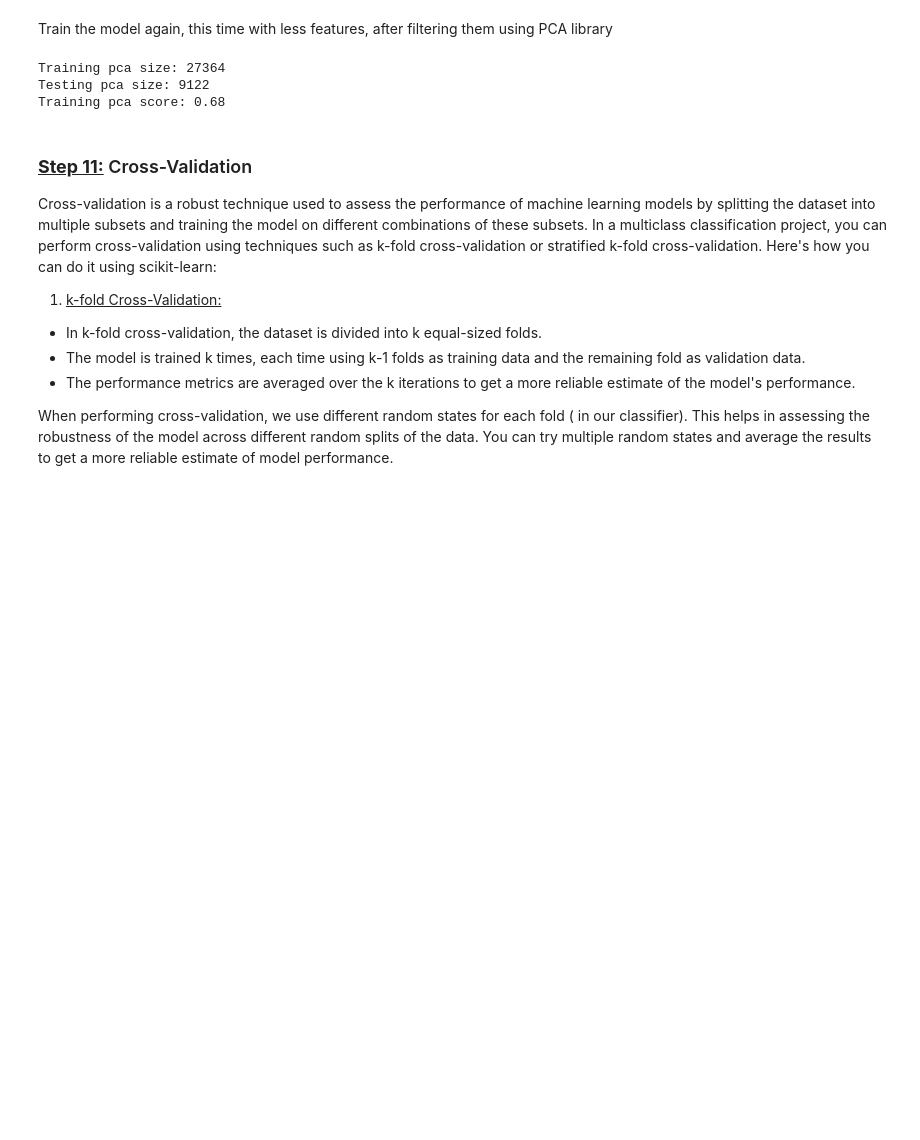
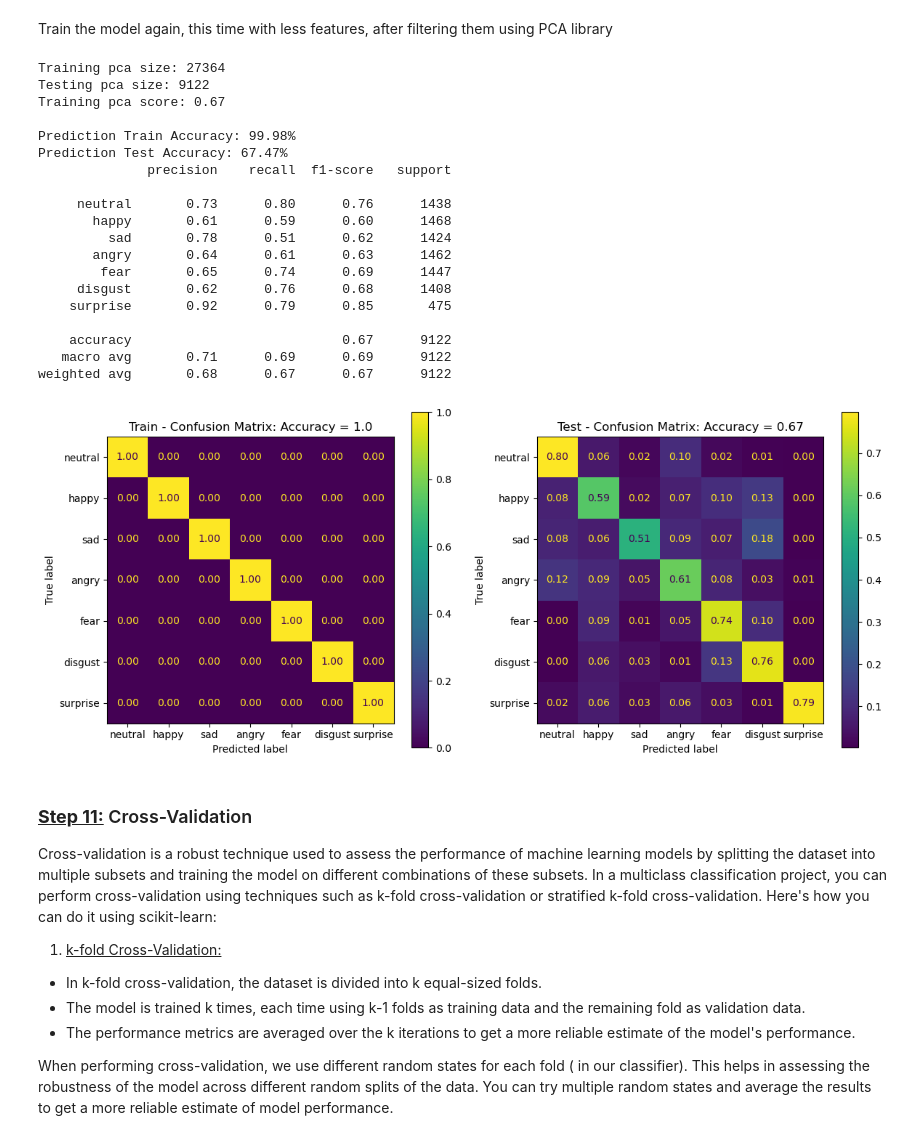
Before and after one commit to netazuz/Emotion-Classification, a Jupyter notebook: feature_extraction.ipynb, the cells around one changed output. Cells and saved outputs as stored; diff of their text form; code cells hidden in the pictures; blank space fills up the shorter version.

```diff
--- a/feature_extraction.ipynb
+++ b/feature_extraction.ipynb
@@ -884,25 +965,66 @@ Train the model again, this time with less features, after filtering them using
 # %%
 # Step 1: Split data into training and testing sets
 pca_x_train, pca_x_test, pca_y_train, pca_y_test = train_test_split(pca_features, Y, random_state=0, shuffle=True)
-pca_x_train.shape, pca_y_train.shape, pca_x_test.shape, pca_y_test.shape
 
 # Step 2: Normalize the data
 pca_x_train_scaled = scaler.fit_transform(x_train)
 pca_x_test_scaled = scaler.transform(x_test)
 
 # Step 3: Train the model using the PCA training data
 model = RandomForestClassifier()
 model.fit(pca_x_train_scaled, pca_y_train)
 
 # Step 4: Model training is complete, proceed with evaluation
 # Predict on the testing data
 print(f"Training pca size: {len(pca_x_train_scaled)}")
 print(f"Testing pca size: {len(pca_x_test_scaled)}")
-print(f"Training pca score: {model.score(pca_x_test_scaled, pca_y_test):.2f}")
+print(f"Training pca score: {model.score(pca_x_test_scaled, pca_y_test):.2f}\n")
+
+# get tain predict and accuracy
+pca_y_train_pred = model.predict(pca_x_train_scaled)
+pca_train_accuracy = model.score(pca_x_train_scaled, pca_y_train)
+
+# get test predict and accuracy
+pca_y_pred = model.predict(pca_x_test_scaled)
+pca_test_accuracy = model.score(pca_x_test_scaled, pca_y_test)
+
+# print report
+print(f'Prediction Train Accuracy: {pca_train_accuracy*100:3.2f}%')
+print(f'Prediction Test Accuracy: {pca_test_accuracy*100:3.2f}%')
+print(classification_report(y_true = pca_y_test, y_pred = pca_y_pred, target_names=labels))
+
+# plot confusion matrix
+# plot_confusion_matrix(vY=y_test, vYPred=y_pred, normMethod='true', lLabels=labels, valFormat='.2f')
+
+plt.figure(figsize=(14, 6))
+ax = plt.subplot(1,2,1)
+lConfMatTrainData = {'vY': pca_y_train, 'vYPred':pca_y_train_pred, 'hA': ax, 'dScore': {'Accuracy': pca_train_accuracy}, 'titleStr': 'Train - Confusion Matrix', 'lLabels': labels, 'valFormat': '.2f', 'normMethod': 'true'}
+plot_confusion_matrix(**lConfMatTrainData)
+ax = plt.subplot(1,2,2)
+lConfMatTestData = {'vY': pca_y_test, 'vYPred':pca_y_pred, 'hA': ax, 'dScore': {'Accuracy': pca_test_accuracy}, 'titleStr': 'Test - Confusion Matrix', 'lLabels': labels, 'valFormat': '.2f', 'normMethod': 'true'}
+plot_confusion_matrix(**lConfMatTestData)
+plt.show()
 # %% [output]
 Training pca size: 27364
 Testing pca size: 9122
-Training pca score: 0.68
+Training pca score: 0.67
+
+Prediction Train Accuracy: 99.98%
+Prediction Test Accuracy: 67.47%
+              precision    recall  f1-score   support
+
+     neutral       0.73      0.80      0.76      1438
+       happy       0.61      0.59      0.60      1468
+         sad       0.78      0.51      0.62      1424
+       angry       0.64      0.61      0.63      1462
+        fear       0.65      0.74      0.69      1447
+     disgust       0.62      0.76      0.68      1408
+    surprise       0.92      0.79      0.85       475
+
+    accuracy                           0.67      9122
+   macro avg       0.71      0.69      0.69      9122
+weighted avg       0.68      0.67      0.67      9122
+[figure, added]
 # %% [markdown]
 ### **<u>Step 11:</u>** Cross-Validation
 Cross-validation is a robust technique used to assess the performance of machine learning models by splitting the dataset into multiple subsets and training the model on different combinations of these subsets. In a multiclass classification project, you can perform cross-validation using techniques such as k-fold cross-validation or stratified k-fold cross-validation. Here's how you can do it using scikit-learn:
```
Also changed, not shown: parts of 16 cells of this notebook.
